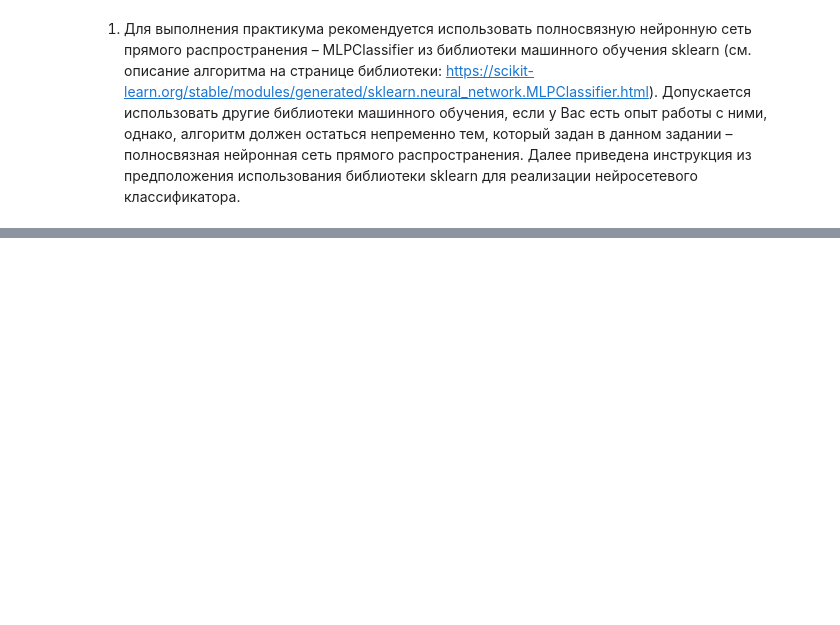
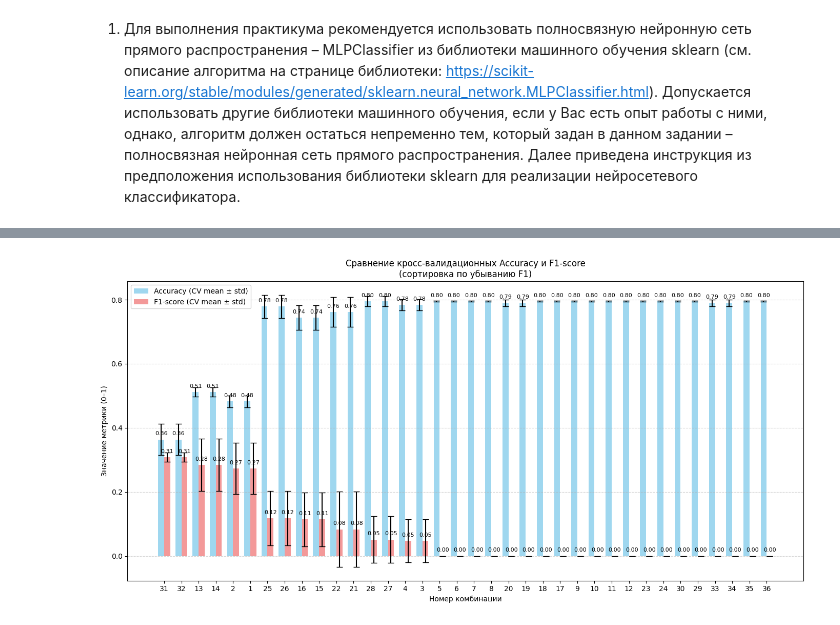
Before and after one commit to Bexaric/LB3_ML_Yakushev, a Jupyter notebook: notebook/LB3_Jupyter.ipynb, the cells around one changed output, grey strips where cells are left out. Saved outputs shown, nothing was run; the diff lists cells and outputs as text; code cells hidden in the pictures; blank space fills up the shorter version.

```diff
--- a/notebook/LB3_Jupyter.ipynb
+++ b/notebook/LB3_Jupyter.ipynb
@@ -161,0 +181,3 @@ ValueError: setting an array element with a sequence. The requested array has an
+# %%
+V13 = pd.concat([V1, V3], axis=1)
+display(V13)
@@ -161,0 +198,16 @@ ValueError: setting an array element with a sequence. The requested array has an
+# %%
+type_space = config['data']['type_space']
+target_col = [config['data']['target_column']]
+feature_cols = [col for col in V13.columns if col not in target_col]
+
+data_x = np.array(V13.drop(target_col, axis=1))
+data_y = np.array(V13[target_col]).ravel()
+
+data_y = np.where(data_y == type_space, 1, 0)
+
+#x_train, x_val, y_train, y_val = train_test_split(
+#    data_x,
+#    data_y,
+#    test_size=config['data']['val_size'],
+#    random_state=config['base']['random_state'],
+#)
@@ -161,0 +308,51 @@ ValueError: setting an array element with a sequence. The requested array has an
+# %%
+import numpy as np
+import matplotlib.pyplot as plt
+
+# Предполагаем, что df_results уже создан
+# Переводим Accuracy в доли (0-1)
+df_results['cv_mean_accuracy_frac'] = df_results['cv_mean_accuracy']  # уже в долях
+df_results['cv_std_accuracy_frac'] = df_results['cv_std_accuracy']
+
+# Сортируем по убыванию F1 (наиболее важная метрика)
+df_sorted = df_results.sort_values('cv_mean_f1', ascending=False).reset_index(drop=True)
+
+# Позиции для столбцов
+x = np.arange(len(df_sorted))
+width = 0.35  # ширина одного столбца
+
+fig, ax = plt.subplots(figsize=(14, 7))
+
+# Столбцы для Accuracy
+bars_acc = ax.bar(x - width/2, df_sorted['cv_mean_accuracy_frac'], width,
+                  yerr=df_sorted['cv_std_accuracy_frac'], capsize=4,
+                  label='Accuracy (CV mean ± std)', color='skyblue', alpha=0.8)
+
+# Столбцы для F1-score
+bars_f1 = ax.bar(x + width/2, df_sorted['cv_mean_f1'], width,
+                 yerr=df_sorted['cv_std_f1'], capsize=4,
+                 label='F1-score (CV mean ± std)', color='lightcoral', alpha=0.8)
+
+# Подписи оси X: номера комбинаций (можно добавить краткие гиперпараметры, но это перегрузит)
+ax.set_xlabel('Номер комбинации')
+ax.set_ylabel('Значение метрики (0–1)')
+ax.set_title('Сравнение кросс-валидационных Accuracy и F1-score\n(сортировка по убыванию F1)')
+ax.set_xticks(x)
+ax.set_xticklabels(df_sorted['combo_id'])
+ax.legend()
+ax.grid(axis='y', linestyle='--', alpha=0.5)
+
+# Добавим числовые значения поверх столбцов (опционально)
+for bar in bars_acc:
+    height = bar.get_height()
+    ax.text(bar.get_x() + bar.get_width()/2., height + 0.01,
+            f'{height:.2f}', ha='center', va='bottom', fontsize=8)
+for bar in bars_f1:
+    height = bar.get_height()
+    ax.text(bar.get_x() + bar.get_width()/2., height + 0.01,
+            f'{height:.2f}', ha='center', va='bottom', fontsize=8)
+
+plt.tight_layout()
+plt.show()
+# %% [output]
+[figure, added]
```
Also changed, not shown: parts of 14 cells of this notebook, 4 other files.
